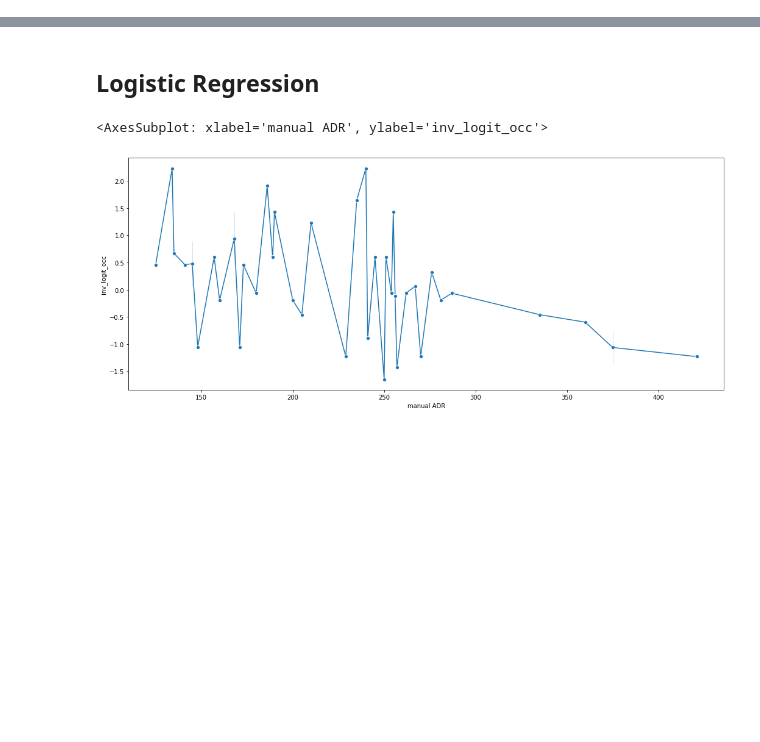
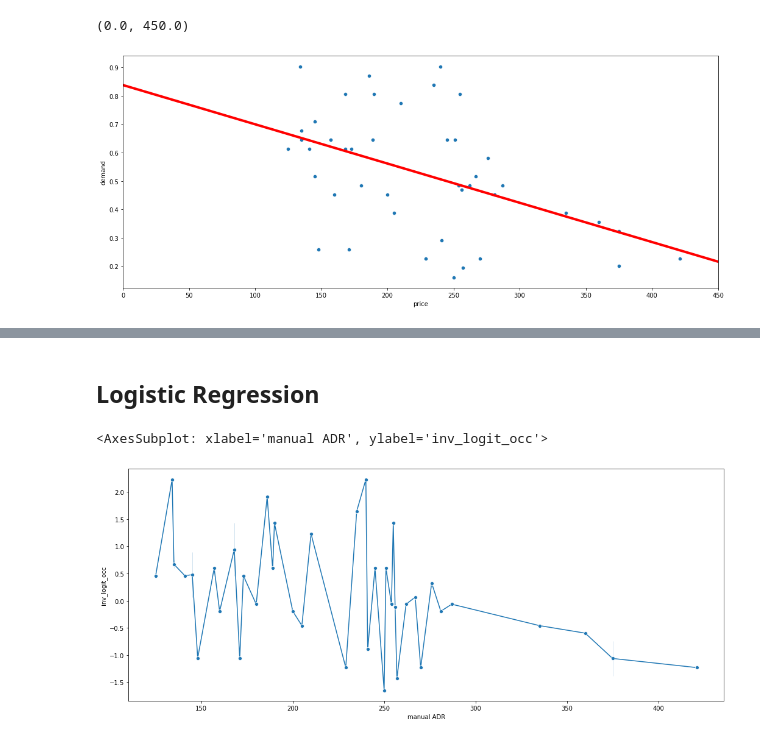
Before and after one commit to ichbinallen/opt_occ, a Jupyter notebook: notebooks/Comps.ipynb, the cells around one changed output, grey strips where cells are left out. Drawn from its saved outputs; the diff is of its cells as text; code cells hidden in the pictures; blank space fills up the shorter version.

```diff
--- a/notebooks/Comps.ipynb
+++ b/notebooks/Comps.ipynb
@@ -95,5 +119,5 @@ comps[(comps["manual ADR"] > 300) & (comps["manual Occupancy"] > 0.5)]
 # %%
-exclude_indx = [3, 21, 23, 34, 11, 5, 48]
+exclude_indx = [3, 21, 22, 23, 34, 11, 5, 48]
 comps.drop(index=exclude_indx, inplace=True)
 # %% [output]
 [interactive output not drawn]
@@ -114,7 +123,0 @@ mod_data.head()
-# %%
-X = mod_data[["manual ADR"]]  # , "host_Corporate", "host_Superhost"]]
-X = sm.add_constant(X)
-y = mod_data[["manual Occupancy"]]
-mod = sm.OLS(y, X)
-res = mod.fit()
-res.summary()
@@ -192,0 +128,5 @@ plt.scatter(p_opt, 0.8 * p_opt * occ_opt, color="red", s=100)
+# %%
+mod_data = comps[["manual ADR", "manual Occupancy"]].copy()
+mod_data.rename(
+    columns={"manual ADR": "price", "manual Occupancy": "demand"}, inplace=True
+)
@@ -192,0 +145,9 @@ plt.scatter(p_opt, 0.8 * p_opt * occ_opt, color="red", s=100)
+# %%
+lin_reg_data = sm.add_constant(mod_data)
+lin_reg_mod = sm.OLS(
+    endog=lin_reg_data["demand"], exog=lin_reg_data[["const", "price"]]
+)
+lin_reg_fit = lin_reg_mod.fit()
+lr_int = lin_reg_fit.params.const
+lr_slope = lin_reg_fit.params.price
+lin_reg_fit.summary()
@@ -192,0 +175,7 @@ plt.scatter(p_opt, 0.8 * p_opt * occ_opt, color="red", s=100)
+# %%
+g = sns.scatterplot(data=mod_data, x="price", y="demand", marker="o")
+plt.axline((0, lr_int), slope=lr_slope, linewidth=4, color="r")
+g.set_xlim(0, 450)
+# %% [output]
+(0.0, 450.0)
+[figure, added]
```
Also changed, not shown: parts of 26 cells of this notebook.
